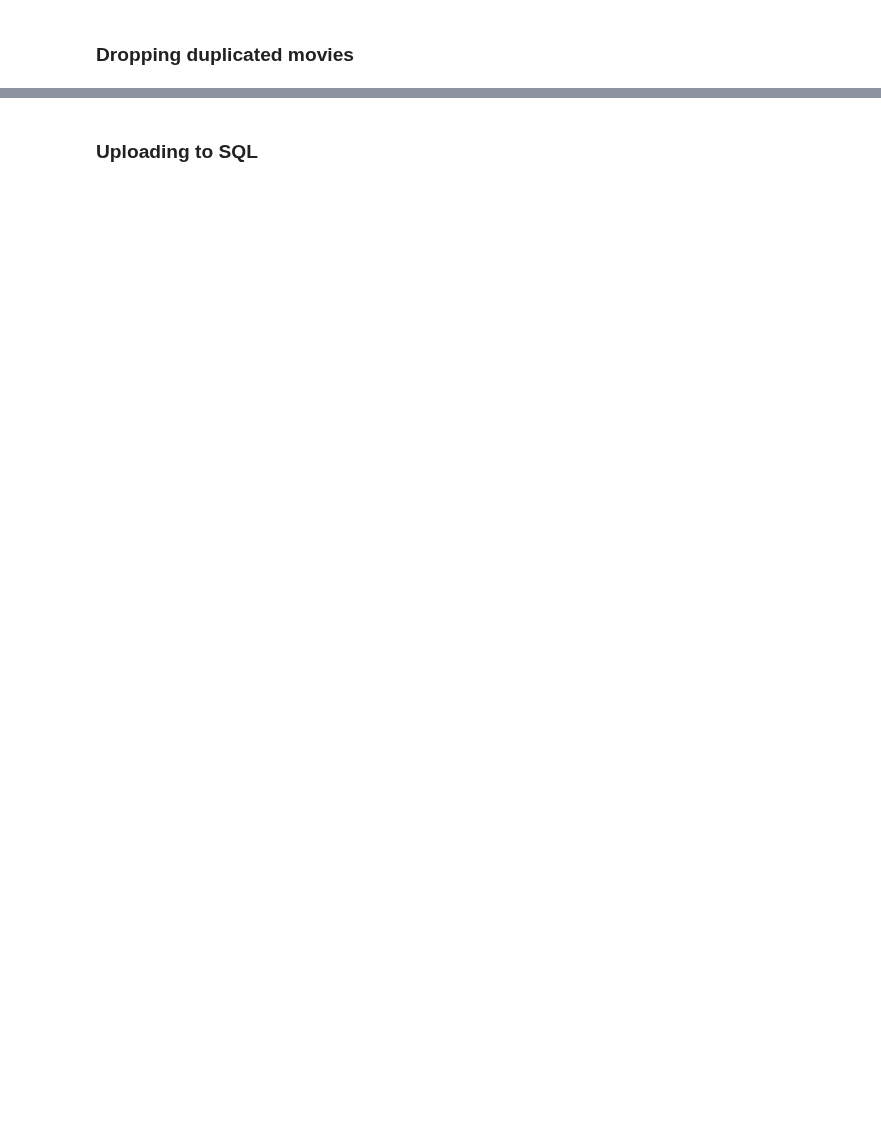
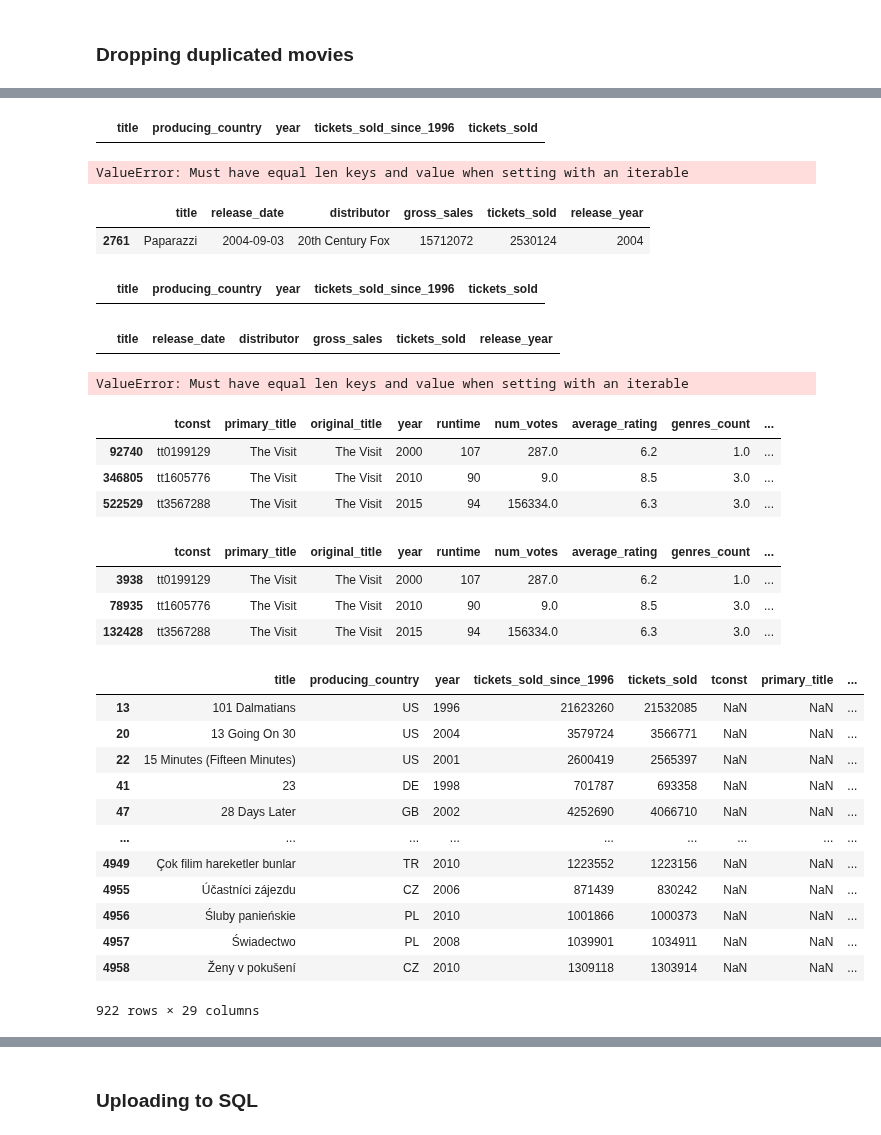
Before and after one commit to tk87-hono/data_analytics_24_4-Capstone_Movie_Group, a Jupyter notebook: Dataframes.ipynb, the cells around one changed output, grey strips where cells are left out. Cells and saved outputs as stored; diff of their text form; code cells hidden in the pictures; blank space fills up the shorter version.

Commit message:
Dropped duplicated movies

```diff
--- a/Dataframes.ipynb
+++ b/Dataframes.ipynb
@@ -346,2 +926,44 @@ duplicates[mask].sort_values(by=['primary_title', 'num_votes'], ascending=False)
+# %%
+df_imdb_final.loc[df_imdb_final['tconst'] == 'tt11301946', 'primary_title'] = 'Beast (IN)'
+df_imdb_final.loc[df_imdb_final['tconst'] == 'tt13223398', 'primary_title'] = 'Beast (US)'
+# %%
+df_admissions_EU_clean[df_admissions_EU_clean['title'] == 'Paparazzi']
+# %% [output]
+|  | title | producing_country | year | tickets_sold_since_1996 | tickets_sold |
+# %%
+df_admissions_EU_clean.loc[df_admissions_EU_clean['title'] == 'Paparazzi', 'title'] = ['Paparazzi (FR)', 'Paparazzi (IT)']
+# %% [output]
+ValueError: Must have equal len keys and value when setting with an iterable
+# %%
+df_admissions_NA_clean[df_admissions_NA_clean['title'] == 'Paparazzi']
+# %% [output]
+|  | title | release_date | distributor | gross_sales | tickets_sold | release_year |
+| 2761 | Paparazzi | 2004-09-03 | 20th Century Fox | 15712072 | 2530124 | 2004 |
+# %%
+df_admissions_EU_clean[df_admissions_EU_clean['title'] == 'Beast']
+# %% [output]
+|  | title | producing_country | year | tickets_sold_since_1996 | tickets_sold |
+# %%
+df_admissions_EU_clean.loc[df_admissions_EU_clean['title'] == 'Beast', 'title'] = 'Beast (US)'
+# %%
+df_admissions_NA_clean[df_admissions_NA_clean['title'] == 'Beast']
+# %% [output]
+|  | title | release_date | distributor | gross_sales | tickets_sold | release_year |
+# %%
+df_admissions_NA_clean.loc[df_admissions_NA_clean['title'] == 'Beast', 'title'] = ['Beast (IN)', 'Beast (US)']
+# %% [output]
+ValueError: Must have equal len keys and value when setting with an iterable
+# %%
+df_imdb_final[df_imdb_final['primary_title'] == 'The Visit']
+# %% [output]
+|  | tconst | primary_title | original_title | year | runtime | num_votes | average_rating | genres_count | ... |
+| 92740 | tt0199129 | The Visit | The Visit | 2000 | 107 | 287.0 | 6.2 | 1.0 | ... |
+| 346805 | tt1605776 | The Visit | The Visit | 2010 | 90 | 9.0 | 8.5 | 3.0 | ... |
+| 522529 | tt3567288 | The Visit | The Visit | 2015 | 94 | 156334.0 | 6.3 | 3.0 | ... |
 # %%
-duplicates[duplicates['primary_title'] == 'Abigail']
+duplicates[duplicates['primary_title'] == 'The Visit']
+# %% [output]
+|  | tconst | primary_title | original_title | year | runtime | num_votes | average_rating | genres_count | ... |
+| 3938 | tt0199129 | The Visit | The Visit | 2000 | 107 | 287.0 | 6.2 | 1.0 | ... |
+| 78935 | tt1605776 | The Visit | The Visit | 2010 | 90 | 9.0 | 8.5 | 3.0 | ... |
+| 132428 | tt3567288 | The Visit | The Visit | 2015 | 94 | 156334.0 | 6.3 | 3.0 | ... |
@@ -351,0 +970,18 @@ df_admissions_EU_clean[df_admissions_EU_clean[['title', 'year']].duplicated(keep
+# %%
+df_no_data_movie = df_admissions_EU_clean.merge(df_imdb_final, how='left', left_on=['title', 'year'], right_on=['original_title', 'year'])
+# %%
+df_no_data_movie[df_no_data_movie['tconst'].isnull()]
+# %% [output]
+|  | title | producing_country | year | tickets_sold_since_1996 | tickets_sold | tconst | primary_title | ... |
+| 13 | 101 Dalmatians | US | 1996 | 21623260 | 21532085 | NaN | NaN | ... |
+| 20 | 13 Going On 30 | US | 2004 | 3579724 | 3566771 | NaN | NaN | ... |
+| 22 | 15 Minutes (Fifteen Minutes) | US | 2001 | 2600419 | 2565397 | NaN | NaN | ... |
+| 41 | 23 | DE | 1998 | 701787 | 693358 | NaN | NaN | ... |
+| 47 | 28 Days Later | GB | 2002 | 4252690 | 4066710 | NaN | NaN | ... |
+| ... | ... | ... | ... | ... | ... | ... | ... | ... |
+| 4949 | Çok filim hareketler bunlar | TR | 2010 | 1223552 | 1223156 | NaN | NaN | ... |
+| 4955 | Účastníci zájezdu | CZ | 2006 | 871439 | 830242 | NaN | NaN | ... |
+| 4956 | Śluby panieńskie | PL | 2010 | 1001866 | 1000373 | NaN | NaN | ... |
+| 4957 | Świadectwo | PL | 2008 | 1039901 | 1034911 | NaN | NaN | ... |
+| 4958 | Ženy v pokušení | CZ | 2010 | 1309118 | 1303914 | NaN | NaN | ... |
+922 rows × 29 columns
```
Also changed, not shown: parts of 76 cells of this notebook.
